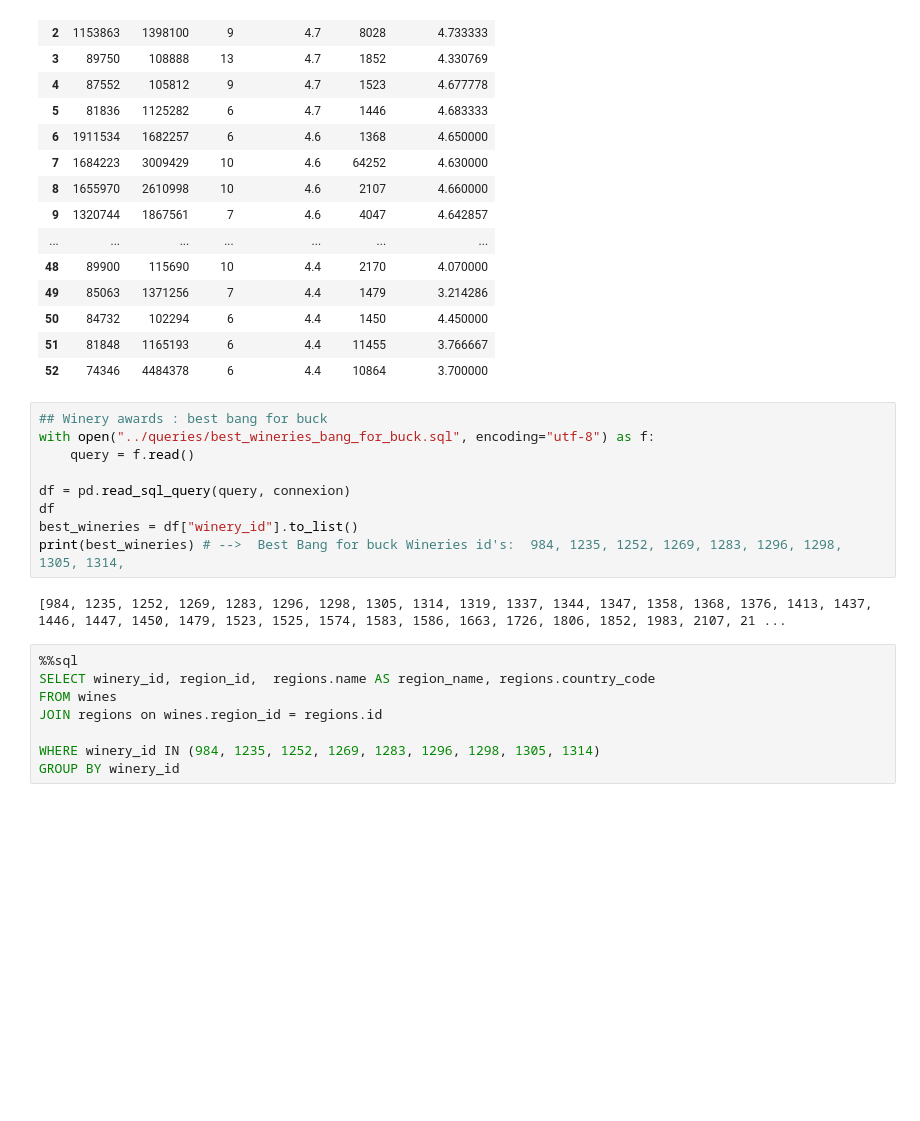
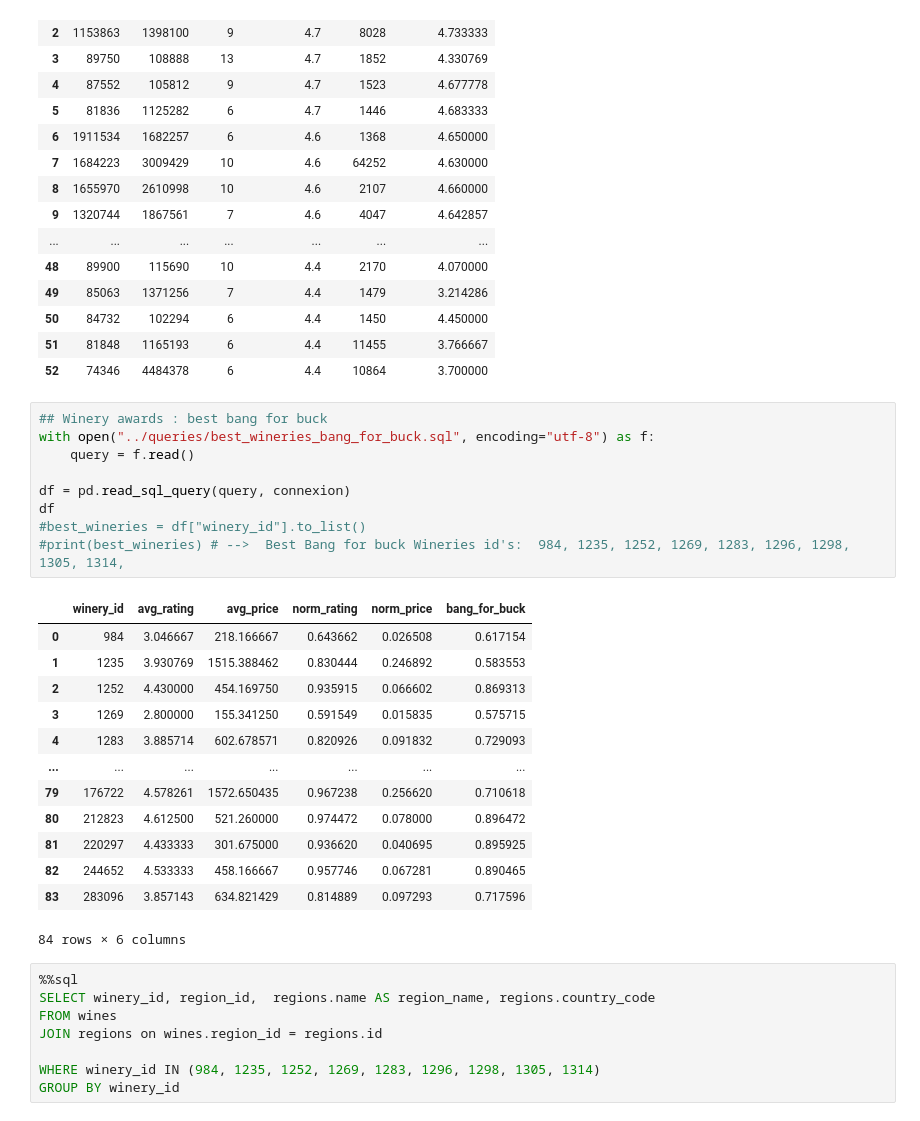
Before and after one commit to JanKazimir/vivinodb, a Jupyter notebook: notebooks/analysis.ipynb, the cells around one changed output. Cells and saved outputs as stored; diff of their text form; blank space fills up the shorter version.

```diff
--- a/notebooks/analysis.ipynb
+++ b/notebooks/analysis.ipynb
@@ -416,14 +417,26 @@ df
 # %%
 ## Winery awards : best bang for buck
 with open("../queries/best_wineries_bang_for_buck.sql", encoding="utf-8") as f:
     query = f.read()
 
 df = pd.read_sql_query(query, connexion)
 df
-best_wineries = df["winery_id"].to_list()
-print(best_wineries) # -->  Best Bang for buck Wineries id's:  984, 1235, 1252, 1269, 1283, 1296, 1298, 1305, 1314,
+#best_wineries = df["winery_id"].to_list()
+#print(best_wineries) # -->  Best Bang for buck Wineries id's:  984, 1235, 1252, 1269, 1283, 1296, 1298, 1305, 1314,
 # %% [output]
+|  | winery_id | avg_rating | avg_price | norm_rating | norm_price | bang_for_buck |
+| 0 | 984 | 3.046667 | 218.166667 | 0.643662 | 0.026508 | 0.617154 |
+| 1 | 1235 | 3.930769 | 1515.388462 | 0.830444 | 0.246892 | 0.583553 |
+| 2 | 1252 | 4.430000 | 454.169750 | 0.935915 | 0.066602 | 0.869313 |
+| 3 | 1269 | 2.800000 | 155.341250 | 0.591549 | 0.015835 | 0.575715 |
+| 4 | 1283 | 3.885714 | 602.678571 | 0.820926 | 0.091832 | 0.729093 |
+| ... | ... | ... | ... | ... | ... | ... |
+| 79 | 176722 | 4.578261 | 1572.650435 | 0.967238 | 0.256620 | 0.710618 |
+| 80 | 212823 | 4.612500 | 521.260000 | 0.974472 | 0.078000 | 0.896472 |
+| 81 | 220297 | 4.433333 | 301.675000 | 0.936620 | 0.040695 | 0.895925 |
+| 82 | 244652 | 4.533333 | 458.166667 | 0.957746 | 0.067281 | 0.890465 |
+| 83 | 283096 | 3.857143 | 634.821429 | 0.814889 | 0.097293 | 0.717596 |
-[984, 1235, 1252, 1269, 1283, 1296, 1298, 1305, 1314, 1319, 1337, 1344, 1347, 1358, 1368, 1376, 1413, 1437, 1446, 1447, 1450, 1479, 1523, 1525, 1574, 1583, 1586, 1663, 1726, 1806, 1852, 1983, 2107, 21 ...
+84 rows × 6 columns
 # %%
 %%sql
 SELECT winery_id, region_id,  regions.name AS region_name, regions.country_code
```
Also changed, not shown: parts of 1 cell of this notebook.
